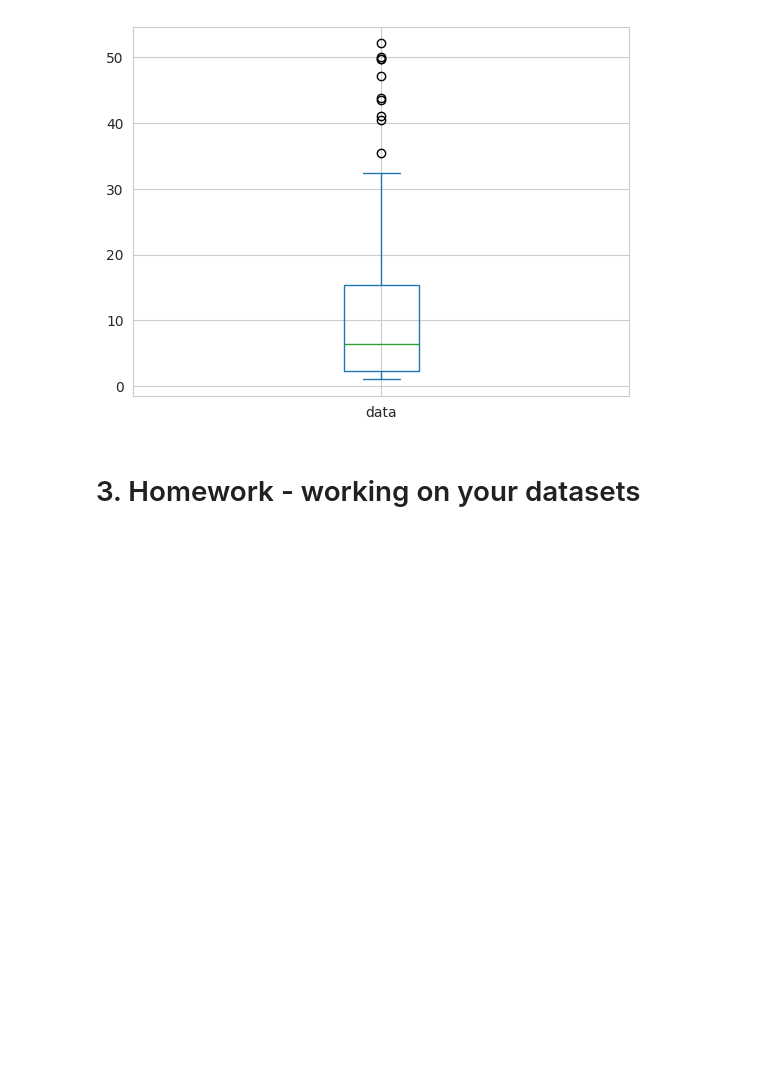
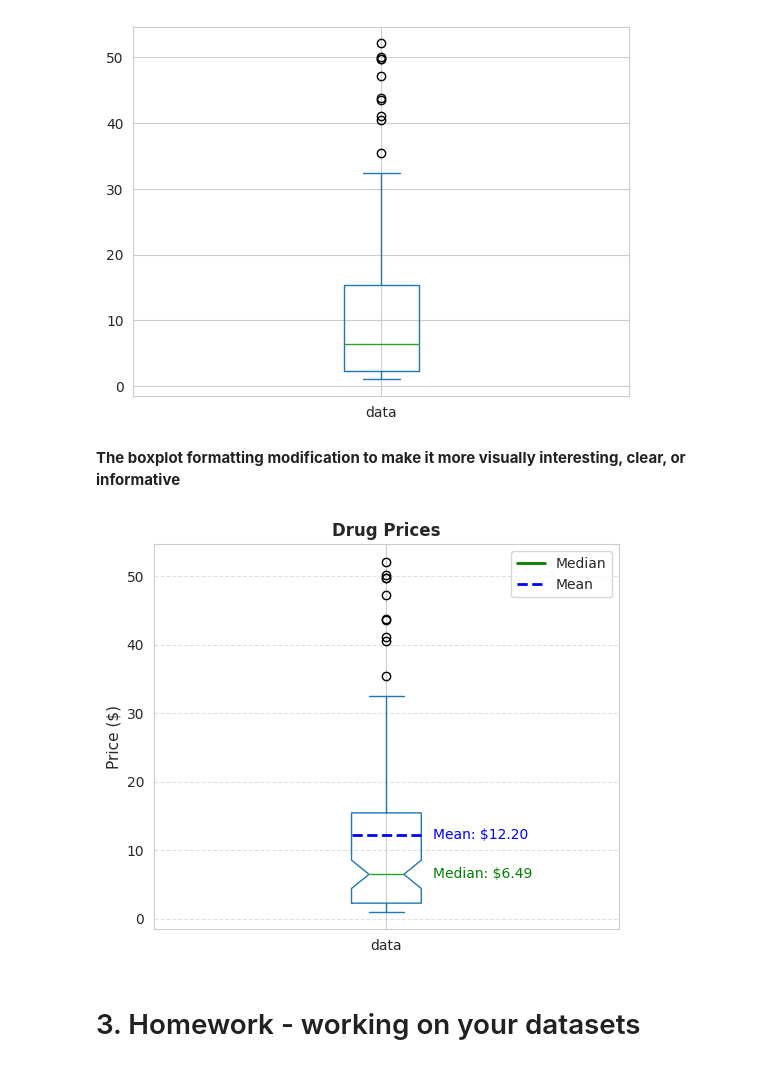
Before and after one commit to KonstantinTc/OMDS-ModB2-Week4-Tcelms-Konstantin, a Jupyter notebook: OMDS-ModB2-Week4-Tcelms-Konstantin.ipynb, the cells around one changed output. Cells and saved outputs as stored; diff of their text form; code cells hidden in the pictures; blank space fills up the shorter version.

```diff
--- a/OMDS-ModB2-Week4-Tcelms-Konstantin.ipynb
+++ b/OMDS-ModB2-Week4-Tcelms-Konstantin.ipynb
@@ -37,6 +43,46 @@ df.plot.box()
 # %% [output]
 <Axes: >
 [figure]
+# %% [markdown]
+**The boxplot formatting modification to make it more visually interesting, clear, or informative**
+# %%
+import matplotlib.pyplot as plt
+
+# Data
+np.random.seed(0)
+num_data = 100
+data = np.exp(np.random.uniform(size=num_data) * 4)
+df = pd.DataFrame(data.T, columns=["data"])
+
+# Create boxplot
+ax = df.plot.box(figsize=(6, 5), notch=True, showmeans=True,
+meanline=True, meanprops={"color": "blue", "linestyle": "--", "linewidth": 2})
+
+# Median and mean
+median_value = df["data"].median()
+mean_value = df["data"].mean()
+
+ax.text(1.10, median_value, f"Median: ${median_value:.2f}",
+        va='center', fontsize=10, color='green')
+ax.text(1.10, mean_value, f"Mean: ${mean_value:.2f}",
+        va='center', fontsize=10, color='blue')
+
+# Add labels and title
+ax.set_title("Drug Prices", fontsize=12, fontweight='bold')
+ax.set_ylabel("Price ($)", fontsize=11)
+ax.grid(axis="y", linestyle="--", alpha=0.6)
+
+# Add legend
+legend_labels = ["Median", "Mean"]
+legend_handles = [
+    plt.Line2D([0], [0], color='green', lw=2),
+    plt.Line2D([0], [0], color='blue', linestyle='--', lw=2)
+]
+ax.legend(legend_handles, legend_labels, loc="upper right")
+
+plt.show()
+# %% [output]
+[figure, added]
 # %% [markdown]
 # 3. Homework - working on your datasets
 # %% [markdown]
```
Also changed, not shown: parts of 8 cells of this notebook, 1 other file.
